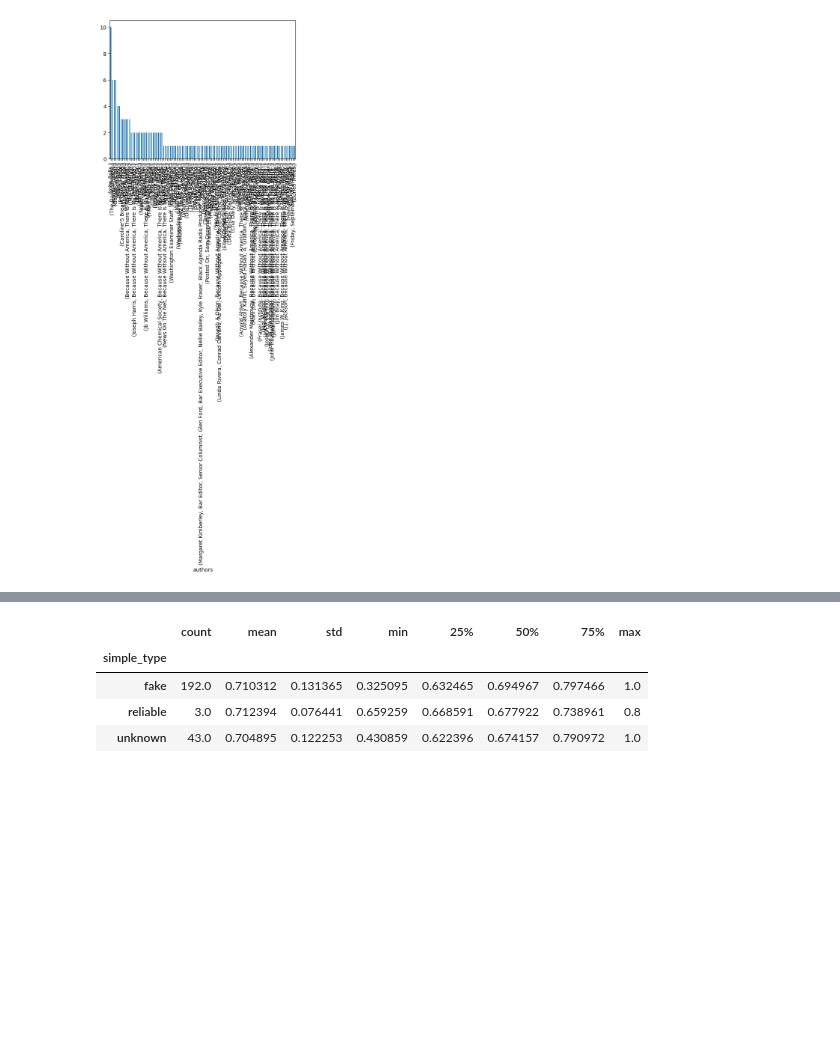
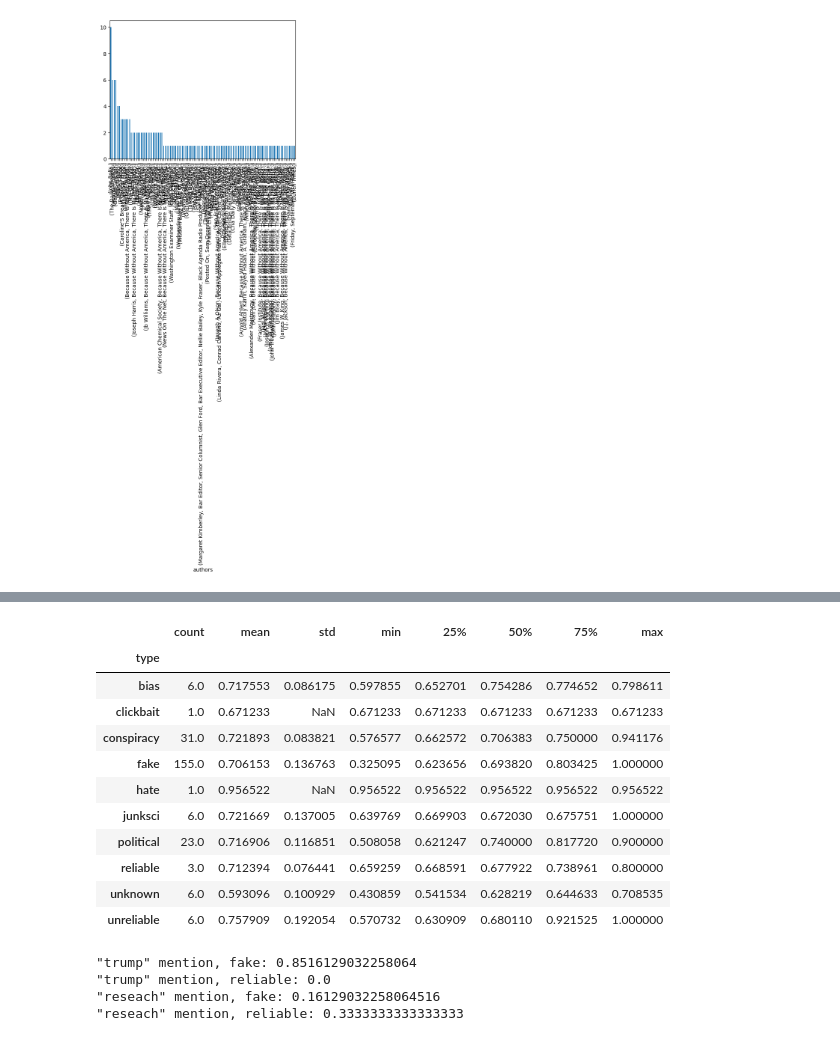
Before and after one commit to emiloerum/GDS_Project, a Jupyter notebook: projecttask1.ipynb, the cells around one changed output, grey strips where cells are left out. Cells and saved outputs as stored; diff of their text form; code cells hidden in the pictures; blank space fills up the shorter version.

```diff
--- a/projecttask1.ipynb
+++ b/projecttask1.ipynb
@@ -357,14 +369,46 @@ statistics on word length (content with stopwords)
 [figure]
 # %%
 news_data['mean_word_length']=content_column_no_stopwords.apply(lambda x:unique_words_ratio(x))
-news_data.groupby('simple_type')['mean_word_length'].describe()
+news_data.groupby('type')['mean_word_length'].describe()
 #kunne være fedt med boxplots her men altså
 # %% [output]
 |  | count | mean | std | min | 25% | 50% | 75% | max |
-| simple_type |  |  |  |  |  |  |  |  |
-| fake | 192.0 | 0.710312 | 0.131365 | 0.325095 | 0.632465 | 0.694967 | 0.797466 | 1.0 |
-| reliable | 3.0 | 0.712394 | 0.076441 | 0.659259 | 0.668591 | 0.677922 | 0.738961 | 0.8 |
-| unknown | 43.0 | 0.704895 | 0.122253 | 0.430859 | 0.622396 | 0.674157 | 0.790972 | 1.0 |
+| type |  |  |  |  |  |  |  |  |
+| bias | 6.0 | 0.717553 | 0.086175 | 0.597855 | 0.652701 | 0.754286 | 0.774652 | 0.798611 |
+| clickbait | 1.0 | 0.671233 | NaN | 0.671233 | 0.671233 | 0.671233 | 0.671233 | 0.671233 |
+| conspiracy | 31.0 | 0.721893 | 0.083821 | 0.576577 | 0.662572 | 0.706383 | 0.750000 | 0.941176 |
+| fake | 155.0 | 0.706153 | 0.136763 | 0.325095 | 0.623656 | 0.693820 | 0.803425 | 1.000000 |
+| hate | 1.0 | 0.956522 | NaN | 0.956522 | 0.956522 | 0.956522 | 0.956522 | 0.956522 |
+| junksci | 6.0 | 0.721669 | 0.137005 | 0.639769 | 0.669903 | 0.672030 | 0.675751 | 1.000000 |
+| political | 23.0 | 0.716906 | 0.116851 | 0.508058 | 0.621247 | 0.740000 | 0.817720 | 0.900000 |
+| reliable | 3.0 | 0.712394 | 0.076441 | 0.659259 | 0.668591 | 0.677922 | 0.738961 | 0.800000 |
+| unknown | 6.0 | 0.593096 | 0.100929 | 0.430859 | 0.541534 | 0.628219 | 0.644633 | 0.708535 |
+| unreliable | 6.0 | 0.757909 | 0.192054 | 0.570732 | 0.630909 | 0.680110 | 0.921525 | 1.000000 |
+# %%
+#vil gerne have et histogran, der markerer for nogle bestemte ord, hvor stor en andel af artiklerne i kategorierne der indeholder ordet
+news_data['content_no_stopwords']=content_column_no_stopwords
+news_data['content_stemmed']=content_column_stemmed
+
+#how many articles out of all articles mentions the topic?
+def mention_ratio(topic,type):
+    #gives mention ratio for whole column
+    count = 0
+    for field in news_data[news_data.type==type]['content_no_stopwords']:
+        if topic in field:
+            count+=1
+    return count/len(news_data[news_data.type==type])
+    #man kunne måske også få en fordeling?
+
+print('"trump" mention, fake:', mention_ratio("trump","fake"))
+print('"trump" mention, reliable:', mention_ratio("trump","reliable"))
+print('"reseach" mention, fake:', mention_ratio("research","fake"))
+print('"reseach" mention, reliable:', mention_ratio("research","reliable"))
+#man kan lave nogle flere
+# %% [output]
+"trump" mention, fake: 0.8516129032258064
+"trump" mention, reliable: 0.0
+"reseach" mention, fake: 0.16129032258064516
+"reseach" mention, reliable: 0.3333333333333333
 # %%
 #det her er ikke færdigt
 #remove unknowns
```
Also changed, not shown: parts of 4 cells of this notebook.
